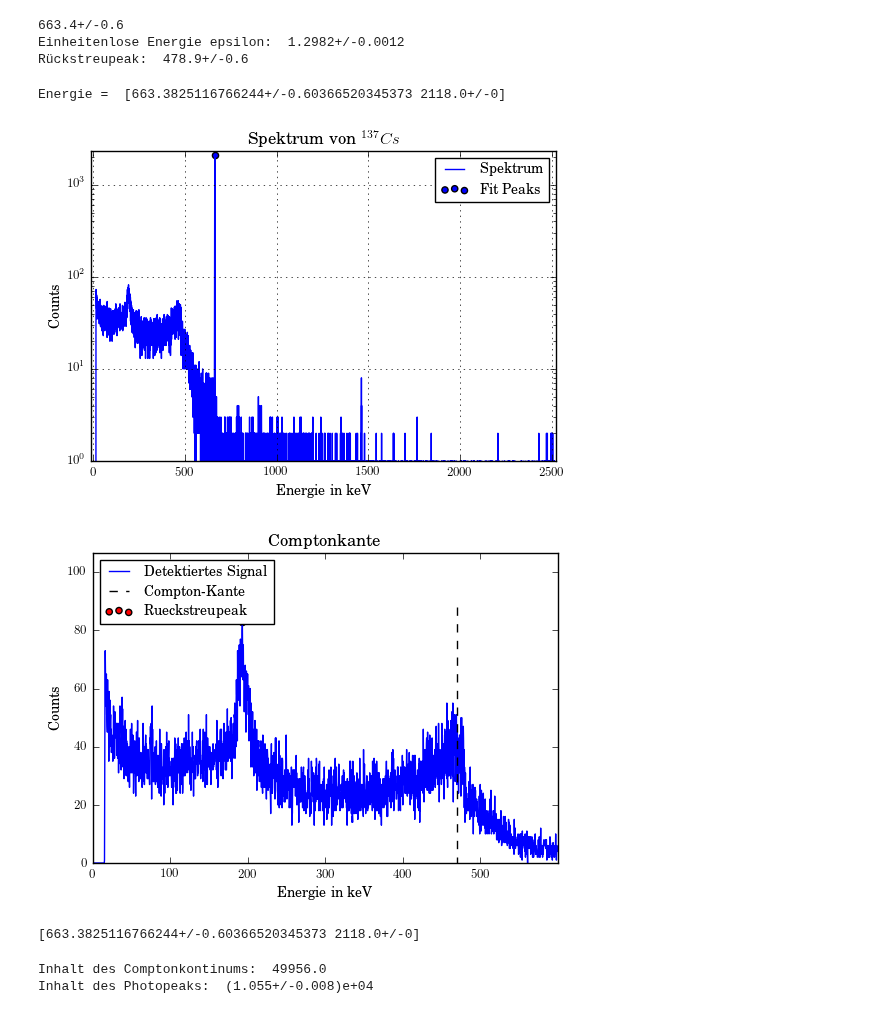
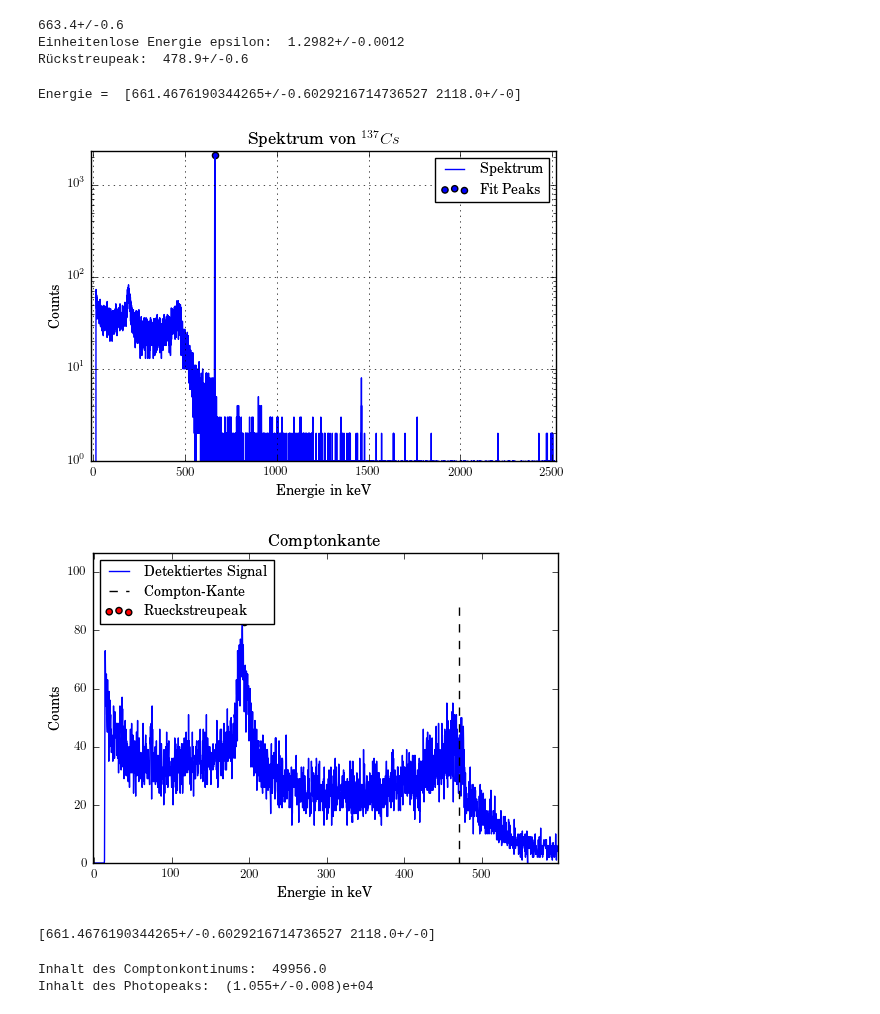
Before and after one commit to MaxSac/FP-Praktikum, a Jupyter notebook: 03-09.01.2017/calculation.ipynb, the cells around one changed output. Drawn from its saved outputs; the diff is of its cells as text; code cells hidden in the pictures.

```diff
--- a/03-09.01.2017/calculation.ipynb
+++ b/03-09.01.2017/calculation.ipynb
@@ -32,7 +32,7 @@ class makeSpek:
         self.scale = scale
         self.bios = bios
         self.hits = np.array([])
-        self.xaxis = scale*np.linspace(0, len(data)-1, len(data))
+        self.xaxis = scale*np.linspace(0, len(data)-1, len(data))+ self.bios
         peaks = np.array(signal.find_peaks_cwt(vector=data, widths=np.arange(2,200), min_snr=8))
         self.peak = unumpy.uarray([self.xaxis.astype(float)[peaks],data[peaks]],[np.zeros(len(peaks)),np.zeros(len(peaks))])
 
@@ -312,23 +312,23 @@ CS.corPeak(CS.peak[:,0])
 Einheitenlose Energie epsilon:  1.2982+/-0.0012
 Rückstreupeak:  478.9+/-0.6
 # %%
-CS = makeSpek(Cs, scale=scaleing)
+CS = makeSpek(Cs, scale=scaleing, )
 CS.stdGaus()
 CS.corPeak(CS.peak[:,0])
 print('Energie = ',CS.peak)
 CS.plot(title="^{137}Cs",pathToSave="CS",scale='log')
 CS.plotSector(smin=0,smax=600,title="Comptonkante", show=False)
 plt.scatter(193,83,c='r', label='Rueckstreupeak')
 plt.plot((470,470),(88,0),'k--', label='Compton-Kante')
 plt.legend(loc='best')
 plt.savefig("./build/Compton.pdf")
 plt.show()
 print(CS.peak)
 # %% [output]
-Energie =  [663.3825116766244+/-0.60366520345373 2118.0+/-0]
+Energie =  [661.4676190344265+/-0.6029216714736527 2118.0+/-0]
 [figure]
-[figure, old version]
+[figure, new version]
-[663.3825116766244+/-0.60366520345373 2118.0+/-0]
+[661.4676190344265+/-0.6029216714736527 2118.0+/-0]
 # %%
 mask = CS.xaxis<=478
 print("Inhalt des Comptonkontinums: ", sum(CS.data[mask]))
```
Also changed, not shown: 7 other files.
